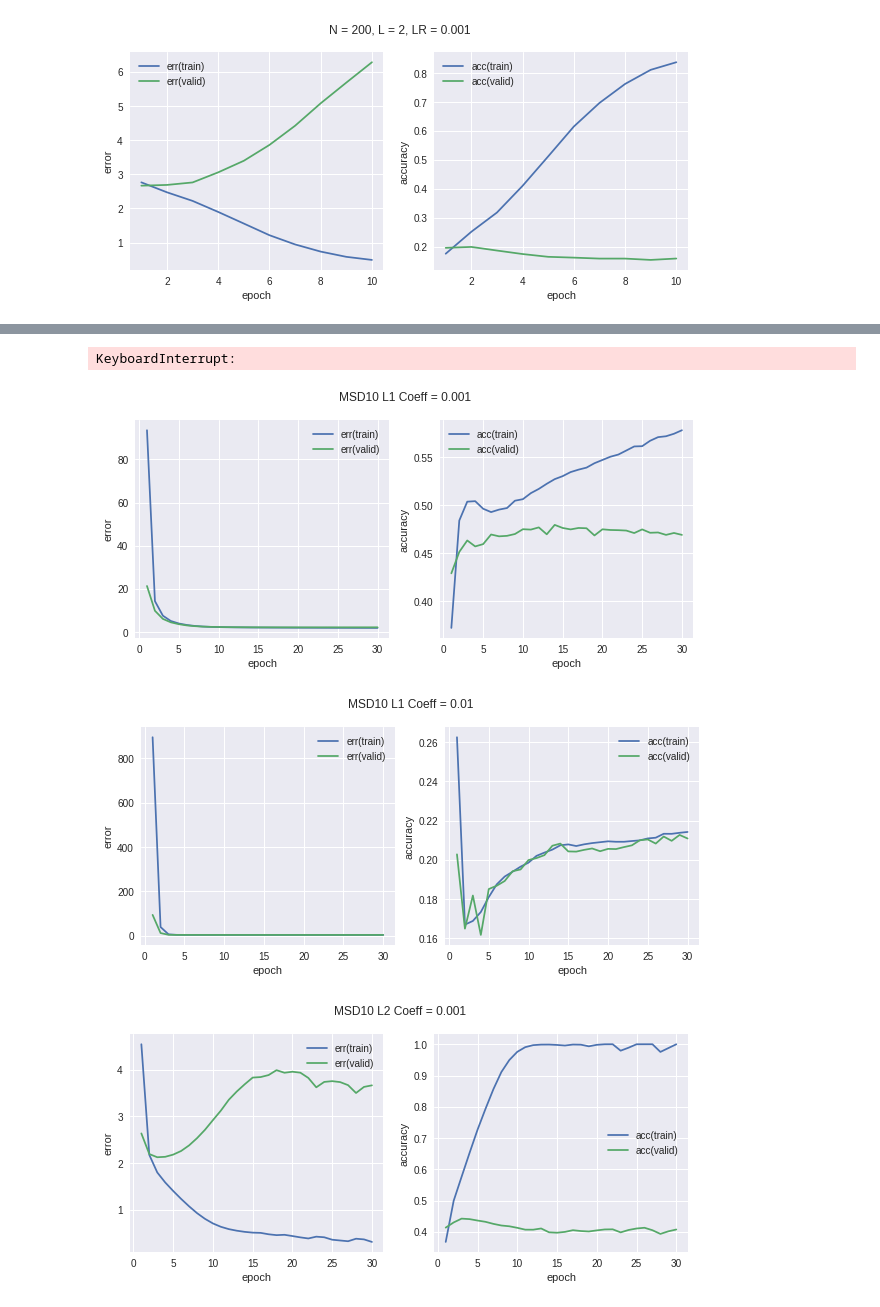
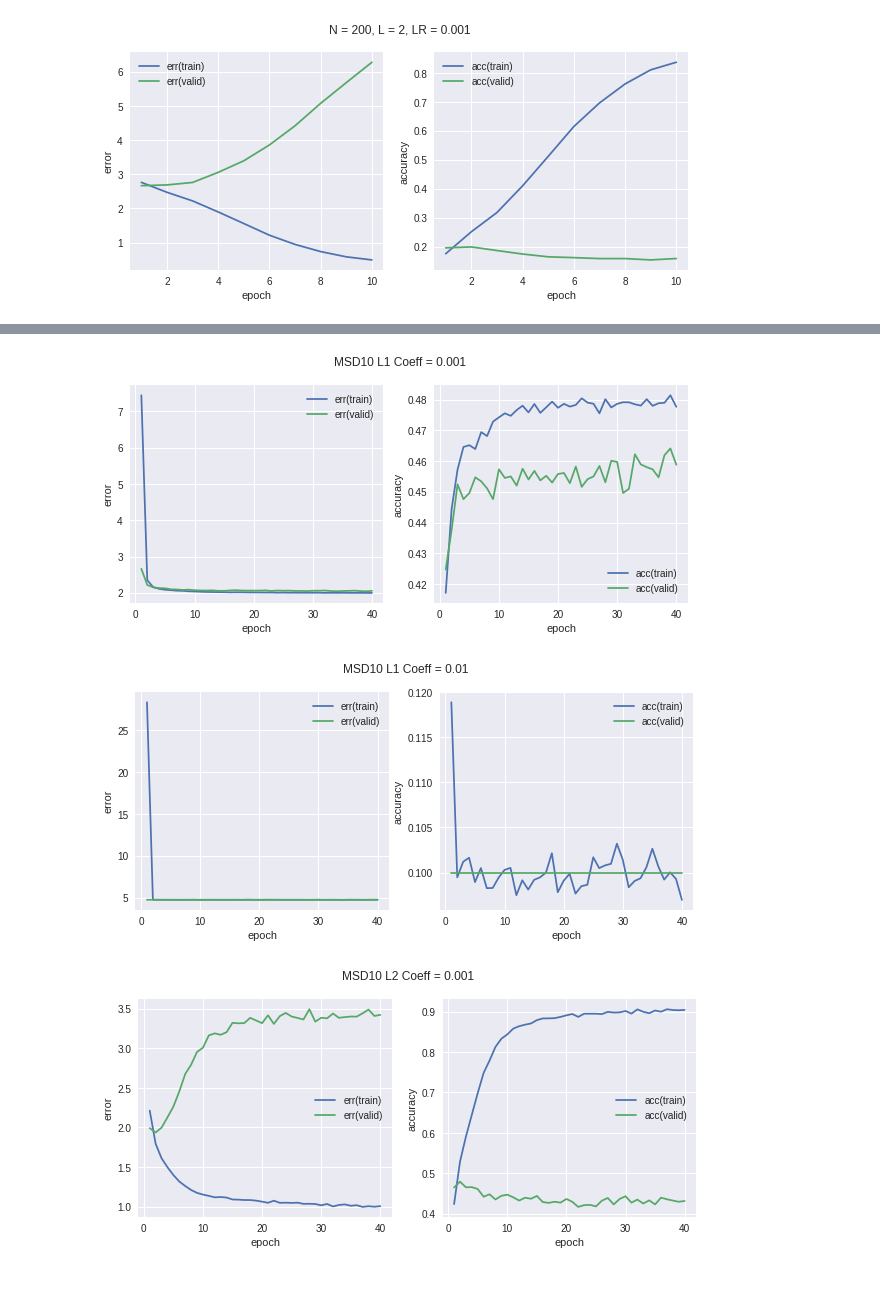
Before and after one commit to jameswilsenach/RNNModelsForMSD, a Jupyter notebook: 3/basic_tests.ipynb, the cells around one changed output, grey strips where cells are left out. Cells and saved outputs as stored; diff of their text form; code cells hidden in the pictures.

```diff
--- a/3/basic_tests.ipynb
+++ b/3/basic_tests.ipynb
@@ -66,18 +66,8 @@ MSD10_L_HU = []
 for k in range(len(lays)):
     MSD_list = []
     for j in range(len(units)):
-        MSD_temp = net.SimpleModel(layers=lays[k],num_hidden=units[j],num_epochs=10,out=1)
+        MSD_temp = net.SimpleModel(layers=lays[k],num_hidden=units[j],lr=1e-3,num_epochs=10,out=1)
         MSD_temp.run_session()
         MSD_list.append(MSD_temp)
     MSD10_L_HU.append(MSD_list)
-
-
-MSD25_L_HU = []
-for k in range(len(lays)):
-    MSD_list = []
-    for j in range(len(units)):
-        MSD_temp = net.SimpleModel(layers=lays[k],num_hidden=units[j],num_epochs=10,out=0,provider=1)
-        MSD_temp.run_session()
-        MSD_list.append(MSD_temp)
-    MSD25_L_HU.append(MSD_list)
 # %% [output]
@@ -109,0 +100,9 @@ N = 300, L = 3, LR = 0.0001 Done! Avg. Epoch Time: 12.35s, Best Val. Error: 1.54
+# %%
+MSD25_L_HU = []
+for k in range(len(lays)):
+    MSD_list = []
+    for j in range(len(units)):
+        MSD_temp = net.SimpleModel(layers=lays[k],num_hidden=units[j],num_epochs=10,lr=1e-3,provider=1)
+        MSD_temp.run_session()
+        MSD_list.append(MSD_temp)
+    MSD25_L_HU.append(MSD_list)
@@ -138,12 +168,12 @@ NameError: name 'MSD25_L_HUPlots' is not defined
 # %%
 meth = ['L1','L2']
 rcs = [1e-3,1e-2]
-labels = ['lambda','method']
+labels = ['lambda','loss']
 MSD10_reg = []
 for k in range(len(meth)):
     MSD_list = []
     for j in range(len(rcs)):
-        MSD_temp = net.RegModel(layers=2,num_hidden=200,num_epochs=30,reg=k,rc=rcs[j])
+        MSD_temp = net.RegModel(layers=2,num_hidden=200,num_epochs=40,reg=k,rc=rcs[j])
         MSD_temp.run_session()
         MSD_list.append(MSD_temp)
     MSD10_reg.append(MSD_list)
@@ -168,4 +198,3 @@ End of epoch 01: err(train)=1163.02 acc(train)=0.08 run_time=78.29s | err(valid)
-KeyboardInterrupt:
-[figure, old version]
+[figure, new version]
-[figure, old version]
+[figure, new version]
-[figure, old version]
+[figure, new version]
```
Also changed, not shown: parts of 41 cells of this notebook, 3 other files.
